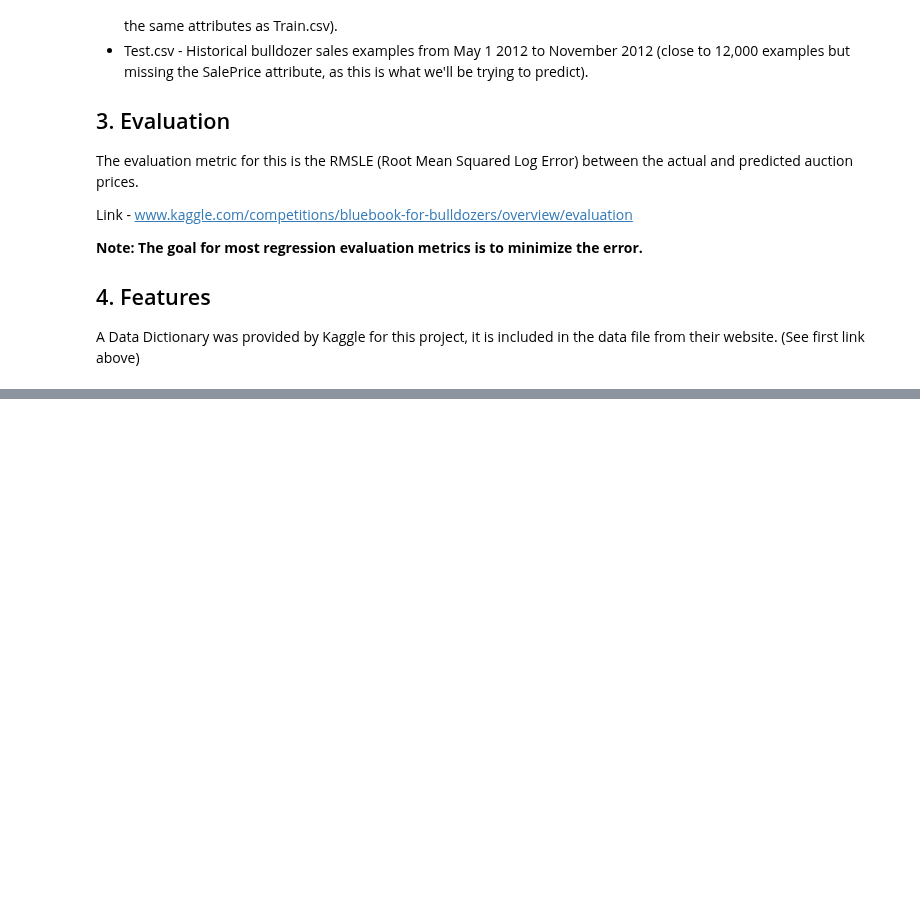
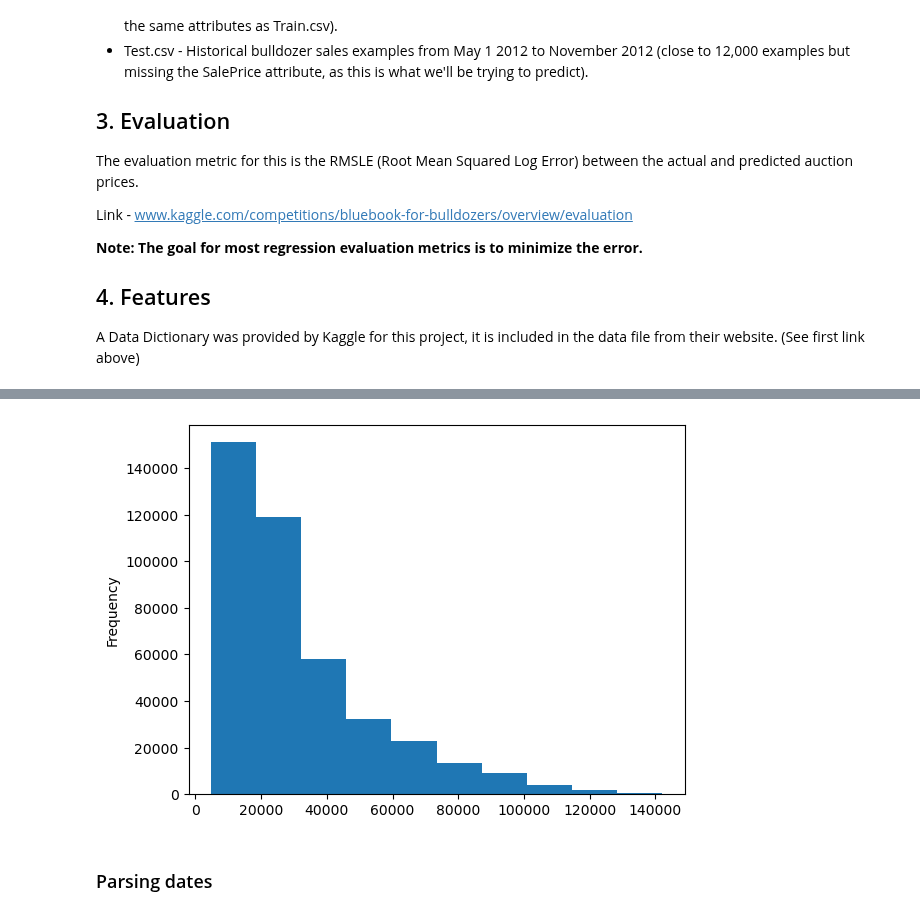
Before and after one commit to judgemongcal/ztm-machine-learning-course, a Jupyter notebook: bulldozer-price-prediction-project/end-to-end-bulldozer-price-prediction-project.ipynb, the cells around one changed output, grey strips where cells are left out. Saved outputs shown, nothing was run; the diff lists cells and outputs as text; code cells hidden in the pictures; blank space fills up the shorter version.

Commit message:
EDA and parsing salesdate into datetime

```diff
--- a/bulldozer-price-prediction-project/end-to-end-bulldozer-price-prediction-project.ipynb
+++ b/bulldozer-price-prediction-project/end-to-end-bulldozer-price-prediction-project.ipynb
@@ -33,0 +99,6 @@ import sklearn
+# %%
+df.SalePrice.plot.hist();
+# %% [output]
+[figure, added]
+# %% [markdown]
+### Parsing dates
```
Also changed, not shown: parts of 9 cells of this notebook, 1 other file.
